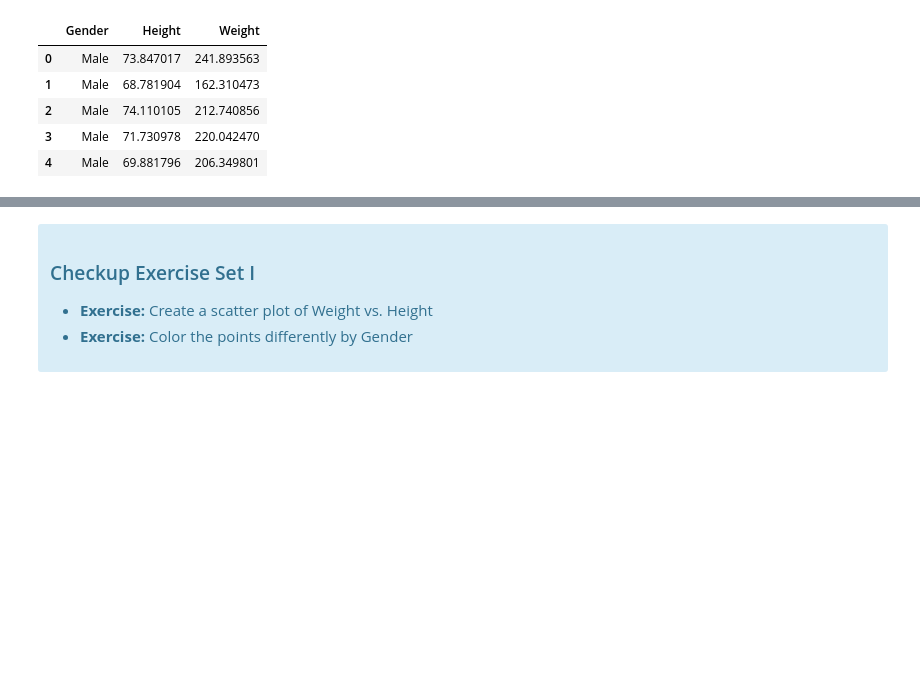
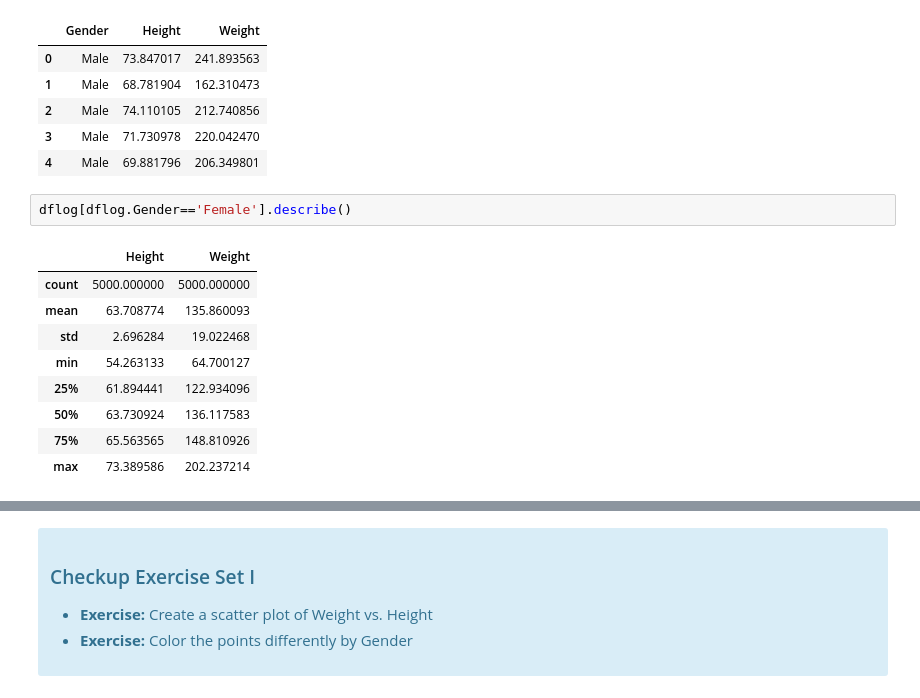
Before and after one commit to gussie/Springboard_data_science, a Jupyter notebook: Logistic_regression/Mini_Project_Logistic_Regression.ipynb, the cells around one changed output, grey strips where cells are left out. Drawn from its saved outputs; the diff is of its cells as text; blank space fills up the shorter version.

```diff
--- a/Logistic_regression/Mini_Project_Logistic_Regression.ipynb
+++ b/Logistic_regression/Mini_Project_Logistic_Regression.ipynb
@@ -103,3 +103,15 @@ dflog.head()
 | 2 | Male | 74.110105 | 212.740856 |
 | 3 | Male | 71.730978 | 220.042470 |
 | 4 | Male | 69.881796 | 206.349801 |
+# %%
+dflog[dflog.Gender=='Female'].describe()
+# %% [output]
+|  | Height | Weight |
+| count | 5000.000000 | 5000.000000 |
+| mean | 63.708774 | 135.860093 |
+| std | 2.696284 | 19.022468 |
+| min | 54.263133 | 64.700127 |
+| 25% | 61.894441 | 122.934096 |
+| 50% | 63.730924 | 136.117583 |
+| 75% | 65.563565 | 148.810926 |
+| max | 73.389586 | 202.237214 |
```
Also changed, not shown: parts of 18 cells of this notebook.
